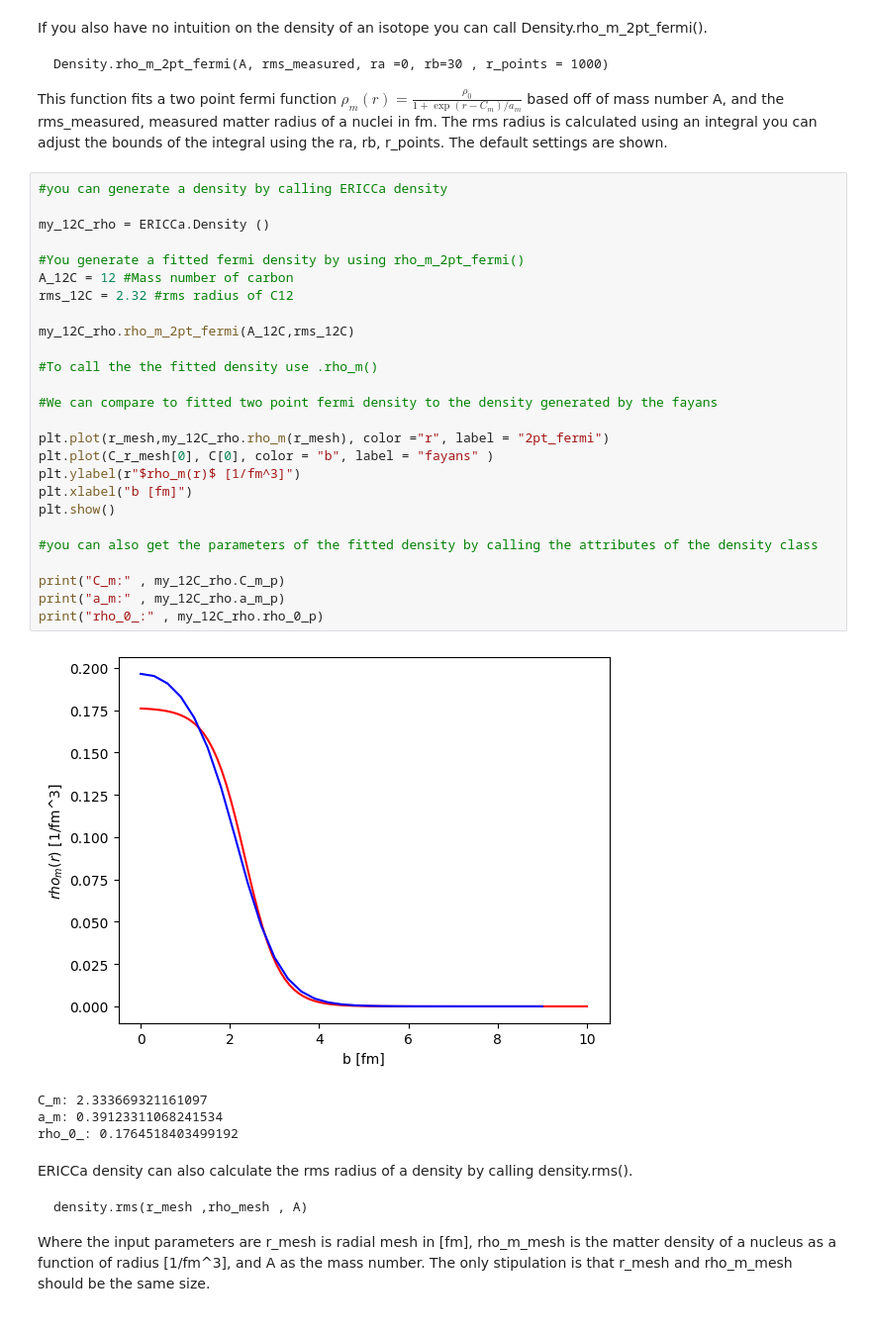
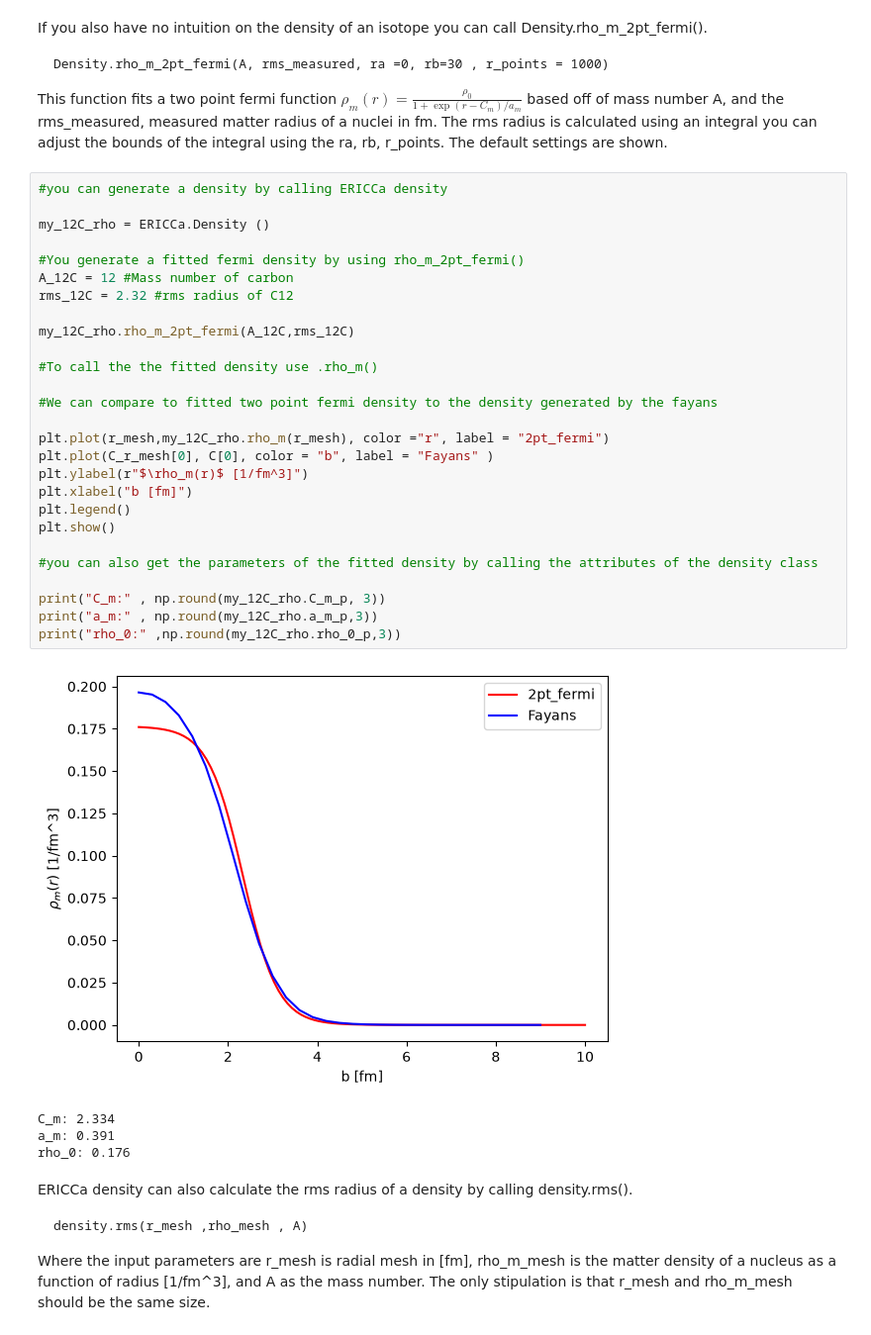
Before and after one commit to Circuitoah/ERICCa, a Jupyter notebook: tutorials/ERICCa_Tutorial.ipynb, the cells around one changed output. Shown at 99% size. Saved outputs shown, nothing was run; the diff lists cells and outputs as text.

```diff
--- a/tutorials/ERICCa_Tutorial.ipynb
+++ b/tutorials/ERICCa_Tutorial.ipynb
@@ -69,34 +68,35 @@ This function fits a two point fermi function $\rho_m(r) = \frac{\rho_0}{1 + \ex
 # %%
 #you can generate a density by calling ERICCa density
 
 my_12C_rho = ERICCa.Density ()
 
 #You generate a fitted fermi density by using rho_m_2pt_fermi()
 A_12C = 12 #Mass number of carbon
 rms_12C = 2.32 #rms radius of C12
 
 my_12C_rho.rho_m_2pt_fermi(A_12C,rms_12C)
 
 #To call the the fitted density use .rho_m()
 
 #We can compare to fitted two point fermi density to the density generated by the fayans
 
 plt.plot(r_mesh,my_12C_rho.rho_m(r_mesh), color ="r", label = "2pt_fermi")
-plt.plot(C_r_mesh[0], C[0], color = "b", label = "fayans" )
-plt.ylabel(r"$rho_m(r)$ [1/fm^3]")
+plt.plot(C_r_mesh[0], C[0], color = "b", label = "Fayans" )
+plt.ylabel(r"$\rho_m(r)$ [1/fm^3]")
 plt.xlabel("b [fm]")
+plt.legend()
 plt.show()
 
 #you can also get the parameters of the fitted density by calling the attributes of the density class
 
-print("C_m:" , my_12C_rho.C_m_p)
-print("a_m:" , my_12C_rho.a_m_p)
-print("rho_0_:" , my_12C_rho.rho_0_p)
+print("C_m:" , np.round(my_12C_rho.C_m_p, 3))
+print("a_m:" , np.round(my_12C_rho.a_m_p,3))
+print("rho_0:" ,np.round(my_12C_rho.rho_0_p,3))
 # %% [output]
-[figure, old version]
+[figure, new version]
-C_m: 2.333669321161097
-a_m: 0.39123311068241534
-rho_0_: 0.1764518403499192
+C_m: 2.334
+a_m: 0.391
+rho_0: 0.176
 # %% [markdown]
  ERICCa density can also calculate the rms radius of a density by calling density.rms().
 
```
Also changed, not shown: parts of 13 cells of this notebook, 1 other file.
